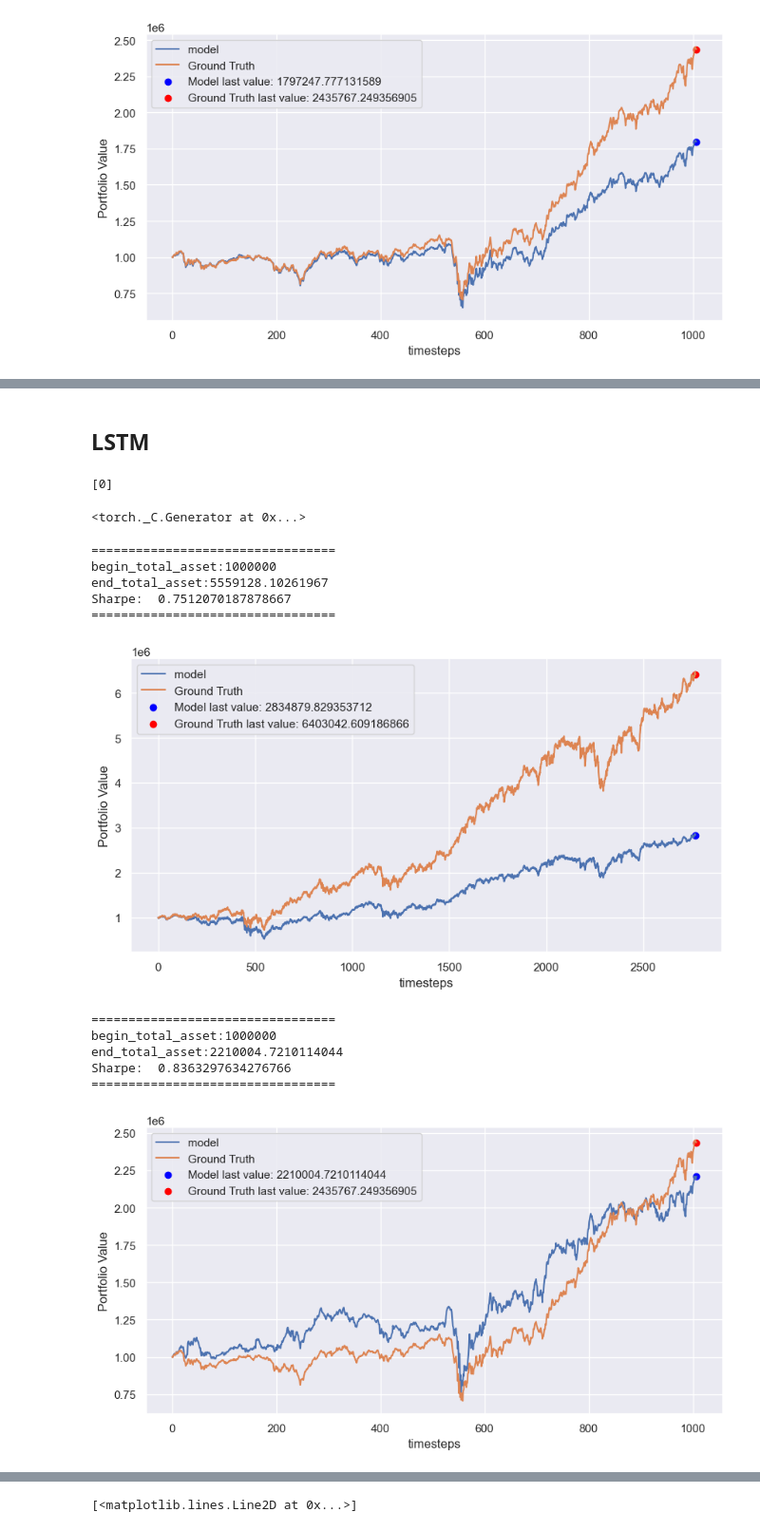
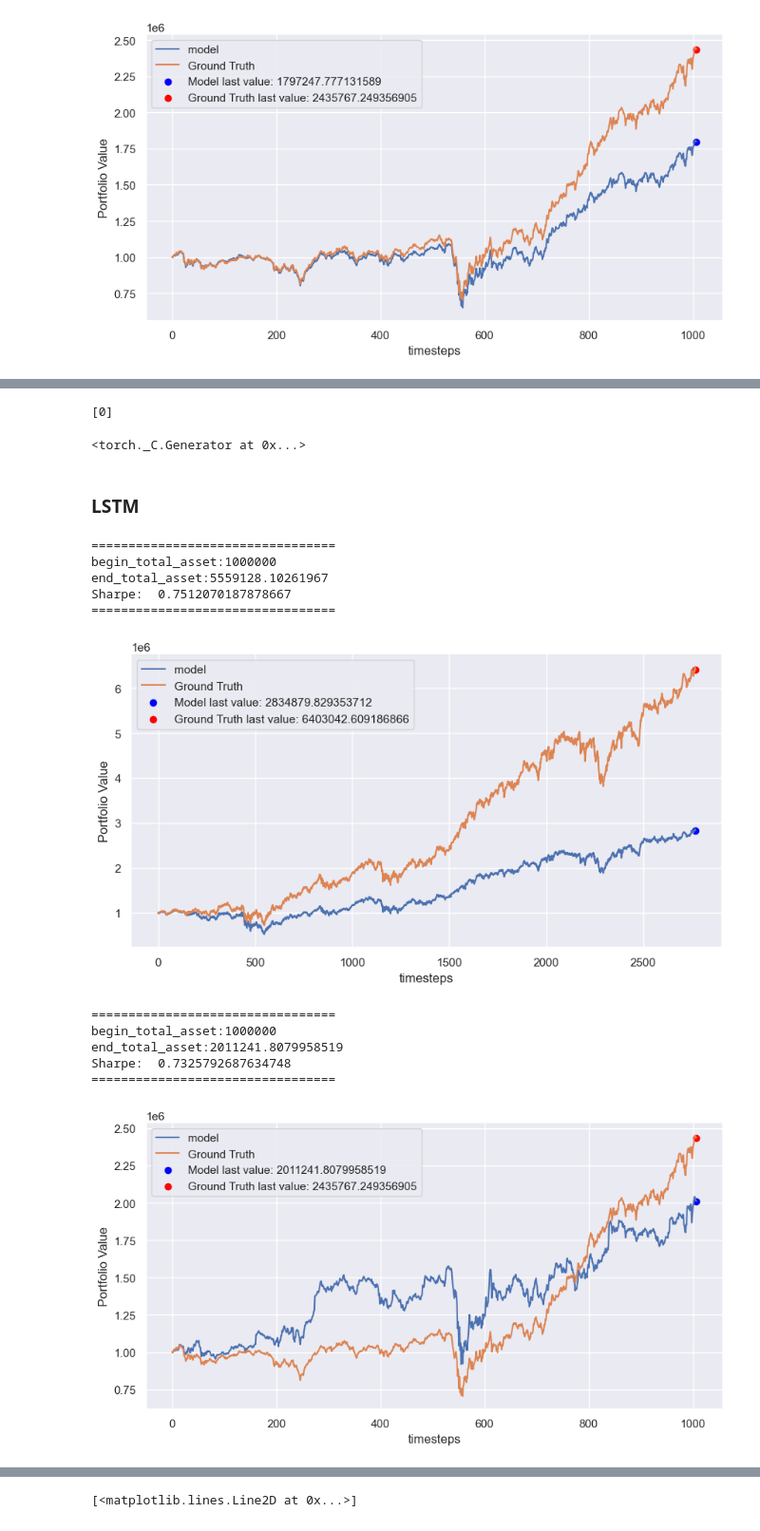
Before and after one commit to AI4Finance-Foundation/FinRL_Imitation_Learning, a Jupyter notebook: Imitation_Sandbox.ipynb, the cells around one changed output, grey strips where cells are left out. Shown at 95% size. Drawn from its saved outputs; the diff is of its cells as text; code cells hidden in the pictures.

```diff
--- a/Imitation_Sandbox.ipynb
+++ b/Imitation_Sandbox.ipynb
@@ -131,13 +133,18 @@ Feature Dimension: 4
 # %%
 # Train
 retail_train = StockPortfolioEnv.sample_from_env(i=0, env=e_train_gym, weights=train_data["moribvol"])
-true_portfolio_train = e_train_gym.asset_memory
-true_actions_train = e_train_gym.actions_memory
+retail_portfolio_train = e_train_gym.asset_memory
+retail_actions_train = e_train_gym.actions_memory
 
 # Trade
 _ = StockPortfolioEnv.sample_from_env(i=0, env=e_trade_gym, weights=trade_data["moribvol"])
-true_portfolio_trade = e_trade_gym.asset_memory
-true_actions_trade = e_trade_gym.actions_memory
+retail_portfolio_trade = e_trade_gym.asset_memory
+retail_actions_trade = e_trade_gym.actions_memory
+
+# Full
+_ = StockPortfolioEnv.sample_from_env(i=0, env=env, weights=full_data["moribvol"])
+retail_portfolio_full = env.asset_memory
+retail_actions_full = env.actions_memory
 # %% [output]
 =================================
 begin_total_asset:1000000
@@ -199,6 +220,9 @@ class Dataset(torch.utils.data.Dataset):
                 X = StandardScaler(with_mean=True, with_std=True).fit_transform(X)
             self.X = torch.from_numpy(X)
             self.y = torch.from_numpy(y)
+        else:
+            self.X = torch.tensor(X).float()
+            self.y = torch.tensor(y).float()
 
     def __len__(self):
         return len(self.X)
@@ -410,25 +427,35 @@ Notes:
+# %%
+# Set seeds
+seed = 0
+e_train_gym.seed(seed)
+e_train_gym.action_space.seed(seed)
+torch.manual_seed(seed)
+np.random.seed(seed)
+
+# Prepare dataset
+X = X.astype(np.float32)
+Y = Y.astype(np.float32)
+X_trade = X_trade.astype(np.float32)
+Y_trade = Y_trade.astype(np.float32)
+
+train_dataset = Dataset(X.values.reshape(-1, stock_dimension*feature_dimension),
+                        Y.values.reshape(-1, stock_dimension))
+
+scaler = StandardScaler(with_mean=True, with_std=True).fit(X.values.reshape(-1, stock_dimension*feature_dimension))
+train_dataloader = torch.utils.data.DataLoader(train_dataset, batch_size=256, shuffle=True)
+
+trade_dataset = Dataset(scaler.transform(X_trade.values.reshape(-1, stock_dimension*feature_dimension)),
+                        Y_trade.values.reshape(-1, stock_dimension),
+                        scale_data=False)
+
+full_dataset = Dataset(full_data[tech_indicator_list].values.reshape(-1, stock_dimension*feature_dimension).astype(np.float32),
+                       full_data["moribvol"].values.reshape(-1, stock_dimension).astype(np.float32),
+                       scale_data=False)
+# %% [output]
+[0]
+<torch._C.Generator at 0x...>
 # %% [markdown]
-## LSTM
+### LSTM
-# %%
-# Set seeds
-seed = 0
-e_train_gym.seed(seed)
-e_train_gym.action_space.seed(seed)
-torch.manual_seed(seed)
-np.random.seed(seed)
-
-# Prepare dataset
-X = X.astype(np.float32)
-Y = Y.astype(np.float32)
-X_trade = X_trade.astype(np.float32)
-Y_trade = Y_trade.astype(np.float32)
-
-train_dataset = Dataset(X.values.reshape(-1, stock_dimension*feature_dimension), Y.values.reshape(-1, stock_dimension))
-train_dataloader = torch.utils.data.DataLoader(train_dataset, batch_size=256, shuffle=True)
-trade_dataset = Dataset(X_trade.values.reshape(-1, stock_dimension*feature_dimension), Y_trade.values.reshape(-1, stock_dimension))
-# %% [output]
-[0]
-<torch._C.Generator at 0x...>
 # %%
 class LSTMModel(nn.Module):
     def __init__(self, input_size, hidden_size, num_layers, output_size):
@@ -462,26 +489,26 @@ for epoch in range(num_epochs):
 # %%
 # train
 lstm_fit = lstm(train_dataset.X).detach().numpy()
 _ = StockPortfolioEnv.sample_from_env(i=0, env=e_train_gym, weights=lstm_fit)
 lstm_portfolio_train = e_train_gym.asset_memory
-plot_portfolio(reg_portfolio_train, true_portfolio_train)
+plot_portfolio(reg_portfolio_train, retail_portfolio_train)
 
 # trade
 lstm_trade = lstm(trade_dataset.X).detach().numpy()
 _ = StockPortfolioEnv.sample_from_env(i=0, env=e_trade_gym, weights=lstm_trade)
 lstm_portfolio_trade = e_trade_gym.asset_memory
-plot_portfolio(lstm_portfolio_trade, true_portfolio_trade)
+plot_portfolio(lstm_portfolio_trade, retail_portfolio_trade)
 # %% [output]
 =================================
 begin_total_asset:1000000
 end_total_asset:5559128.10261967
 Sharpe:  0.7512070187878667
 =================================
 [figure]
 =================================
 begin_total_asset:1000000
-end_total_asset:2210004.7210114044
-Sharpe:  0.8363297634276766
+end_total_asset:2011241.8079958519
+Sharpe:  0.7325792687634748
 =================================
-[figure, old version]
+[figure, new version]
 # %%
```
Also changed, not shown: parts of 59 cells of this notebook, 7 other files.
